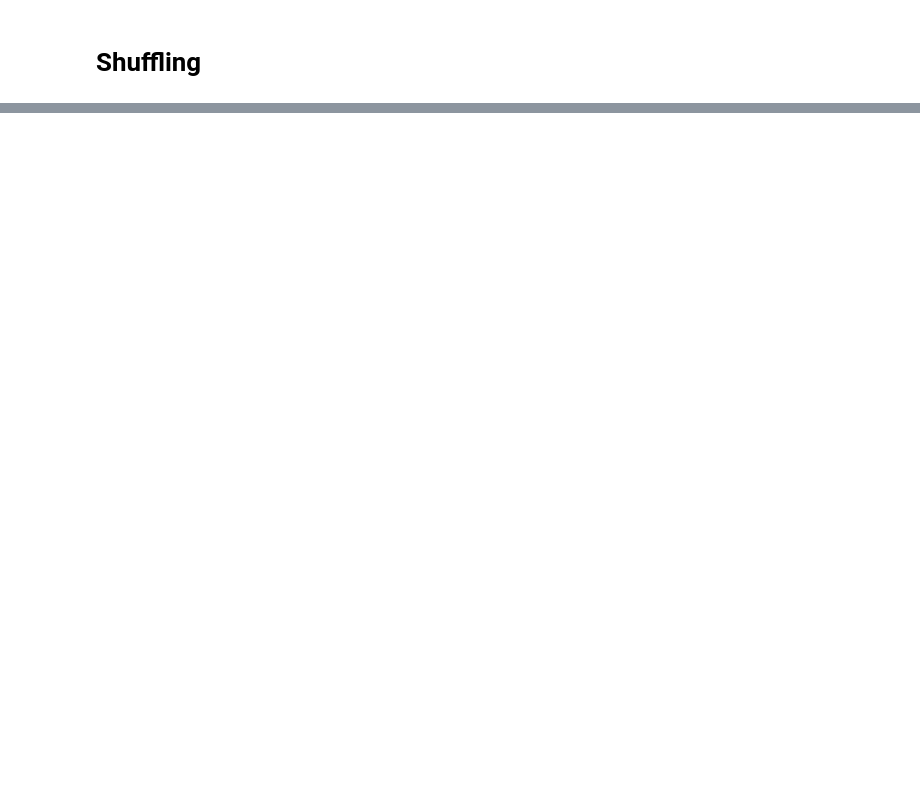
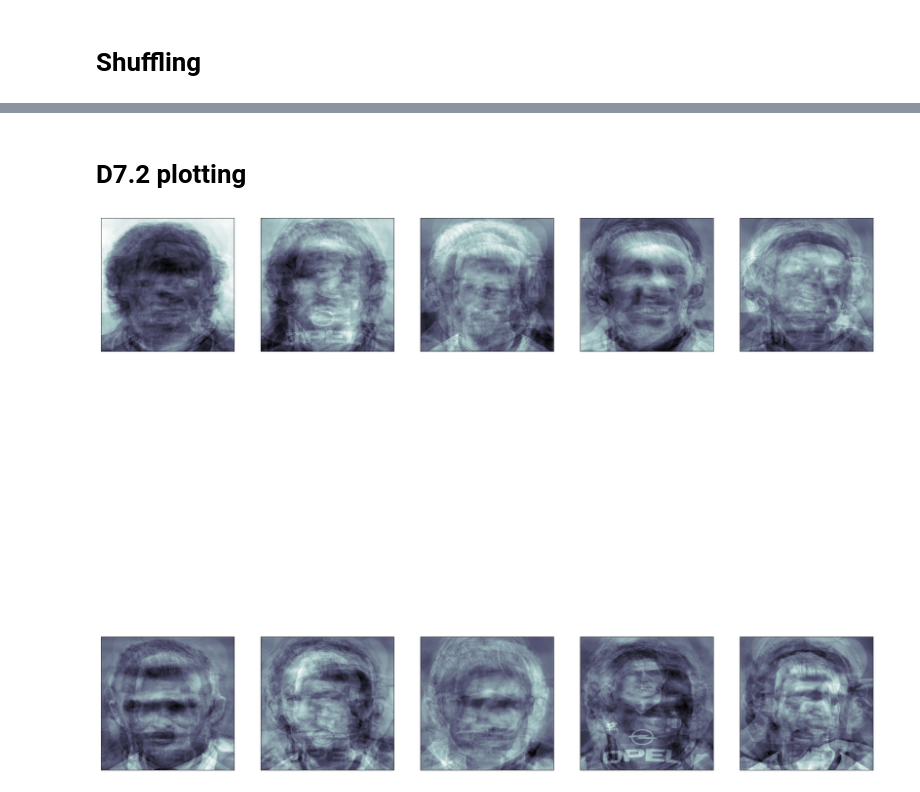
Before and after one commit to VIKNESHRAJD/XAI406-ML, a Jupyter notebook: Image Recoginition.ipynb, the cells around one changed output, grey strips where cells are left out. Drawn from its saved outputs; the diff is of its cells as text; code cells hidden in the pictures; blank space fills up the shorter version.

```diff
--- a/Image Recoginition.ipynb
+++ b/Image Recoginition.ipynb
@@ -225,0 +458,2 @@ holy_man
+# %%
+x_train,x_test,y_train,y_test = train_test_split(x,y,test_size=0.2,random_state=0)
@@ -225,0 +472,2 @@ holy_man
+# %%
+pca = decomposition.PCA(n_components=20, whiten=True, random_state=1)
@@ -225,0 +476,2 @@ holy_man
+# %%
+pca.fit(x_train)
@@ -225,0 +495,2 @@ holy_man
+# %%
+eigen = (np.reshape(x[10],(512,512)).astype(np.float64))
@@ -225,0 +513,9 @@ holy_man
+# %% [markdown]
+# D7.2 plotting
+# %%
+fig = plt.figure(figsize=(30,30))
+for i in range(10):
+    ax = fig.add_subplot(2, 5, i+1, xticks=[], yticks=[])
+    ax.imshow(pca.components_[i].reshape(eigen.shape),cmap=plt.cm.bone)
+# %% [output]
+[figure, added]
```
Also changed, not shown: parts of 54 cells of this notebook.
